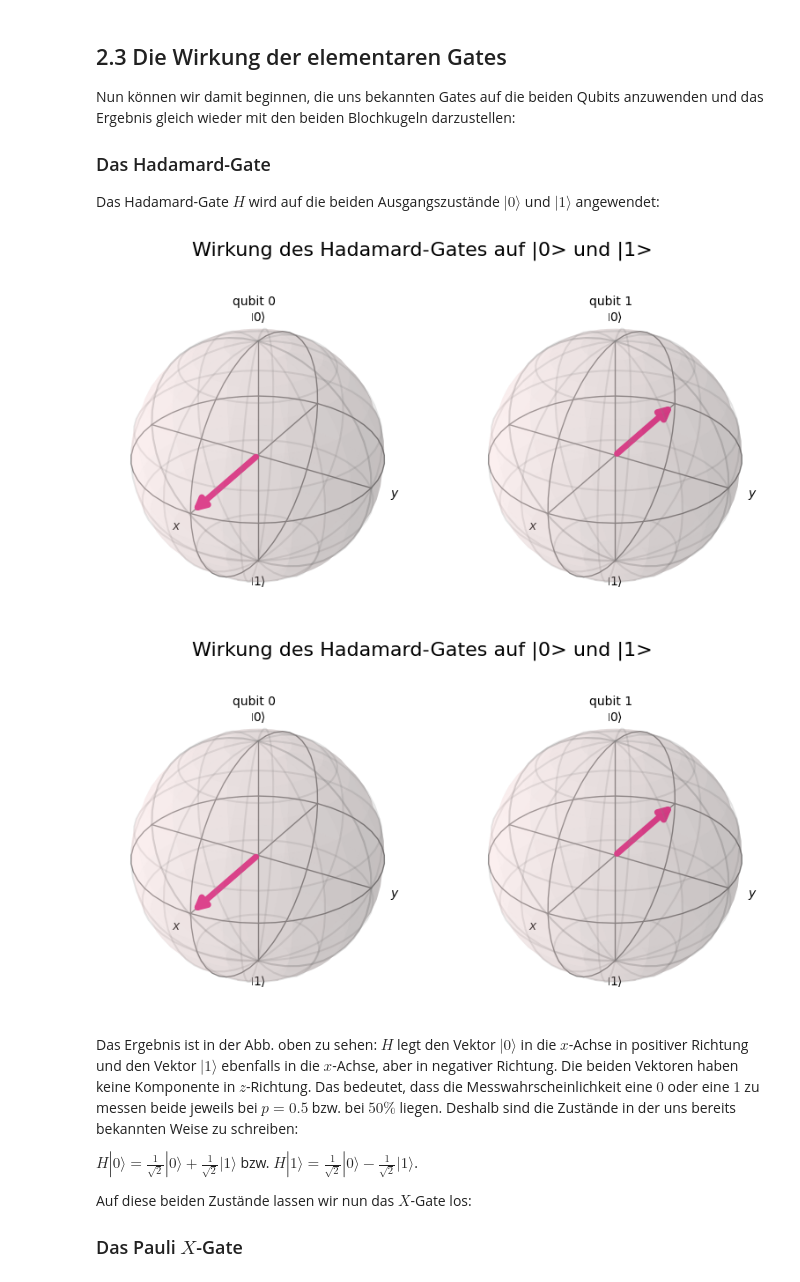
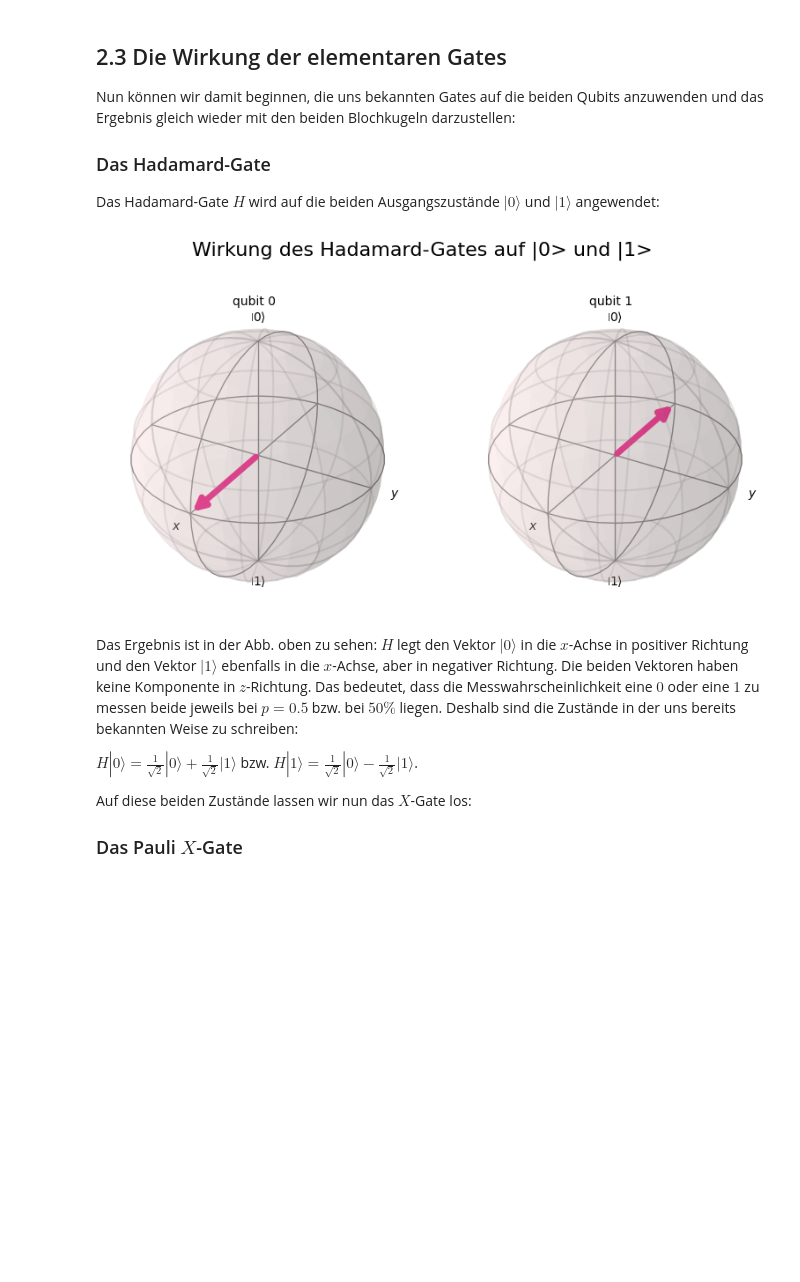
Before and after one commit to rubinhm/JupyterNBs, a Jupyter notebook: Jupyter Notebooks/2. Elementare Gates.ipynb, the cells around one changed output. Cells and saved outputs as stored; diff of their text form; code cells hidden in the pictures; blank space fills up the shorter version.

```diff
--- a/Jupyter Notebooks/2. Elementare Gates.ipynb
+++ b/Jupyter Notebooks/2. Elementare Gates.ipynb
@@ -47,15 +44,14 @@ Nun können wir damit beginnen, die uns bekannten Gates auf die beiden Qubits an
 ### Das Hadamard-Gate
 
 Das Hadamard-Gate $H$ wird auf die beiden Ausgangszustände $|0\rangle$ und  $|1\rangle$ angewendet:
-# %%
-qc.barrier()
-qc.h(0)
-qc.h(1)
-job = execute(qc, backend).result()
-plot_bloch_multivector(job.get_statevector(qc), title="Wirkung des Hadamard-Gates auf |0> und |1>")
-# %% [output]
-[figure, removed]
-[figure, removed]
+# %%
+qc.barrier()
+qc.h(0)
+qc.h(1)
+statevector=execute(qc, backend).result().get_statevector(qc)
+plot_bloch_multivector(statevector, title="Wirkung des Hadamard-Gates auf |0> und |1>")
+# %% [output]
+[figure, added]
 # %% [markdown]
 Das Ergebnis ist in der Abb. oben zu sehen: $H$ legt den Vektor $|0\rangle$ in die $x$-Achse in positiver Richtung und den Vektor $|1\rangle$ ebenfalls in die $x$-Achse, aber in negativer Richtung. Die beiden Vektoren haben keine Komponente in $z$-Richtung. Das bedeutet, dass die Messwahrscheinlichkeit eine $0$ oder eine  $1$ zu messen beide jeweils bei $p=0.5$ bzw. bei $50\%$ liegen. Deshalb sind die Zustände in der uns bereits bekannten Weise zu schreiben:
 
```
Also changed, not shown: parts of 20 cells of this notebook.
